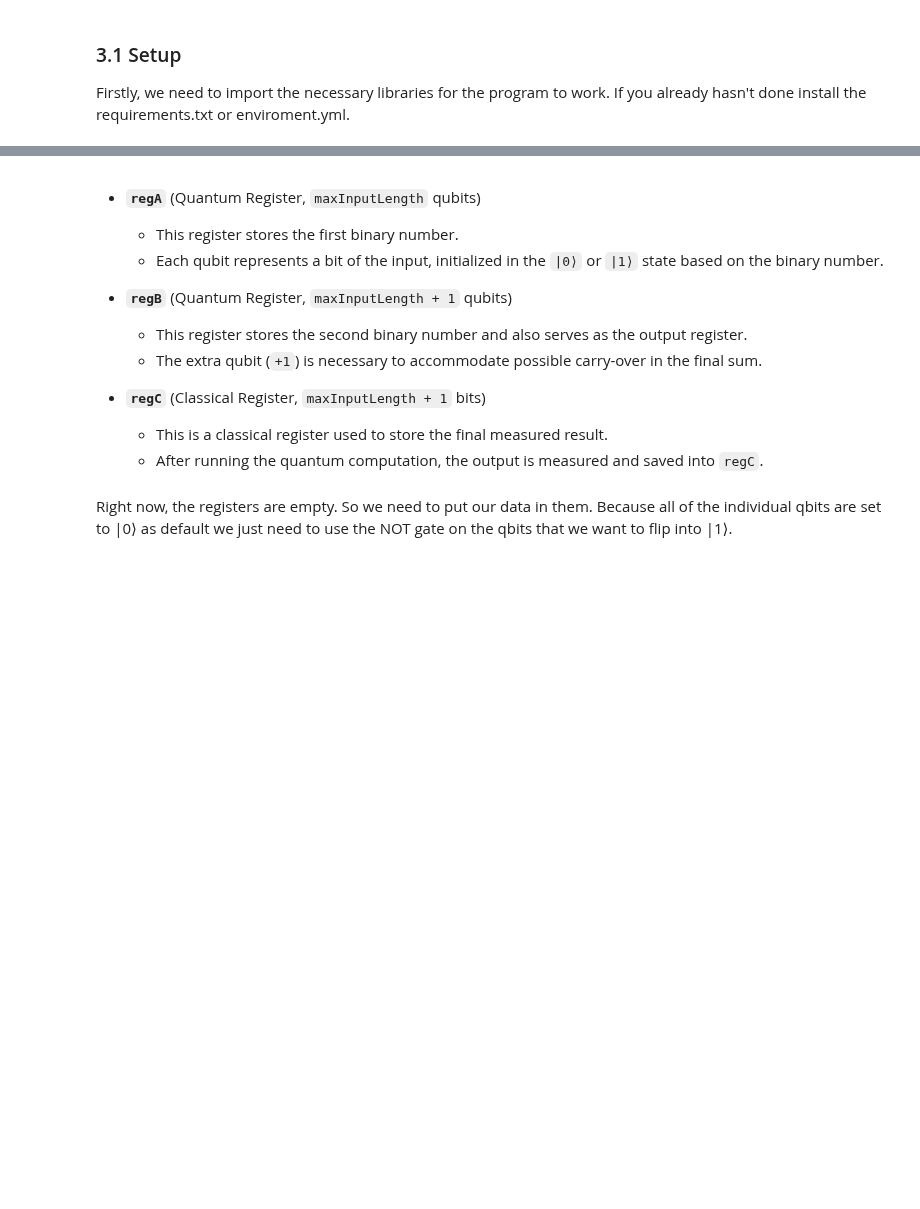
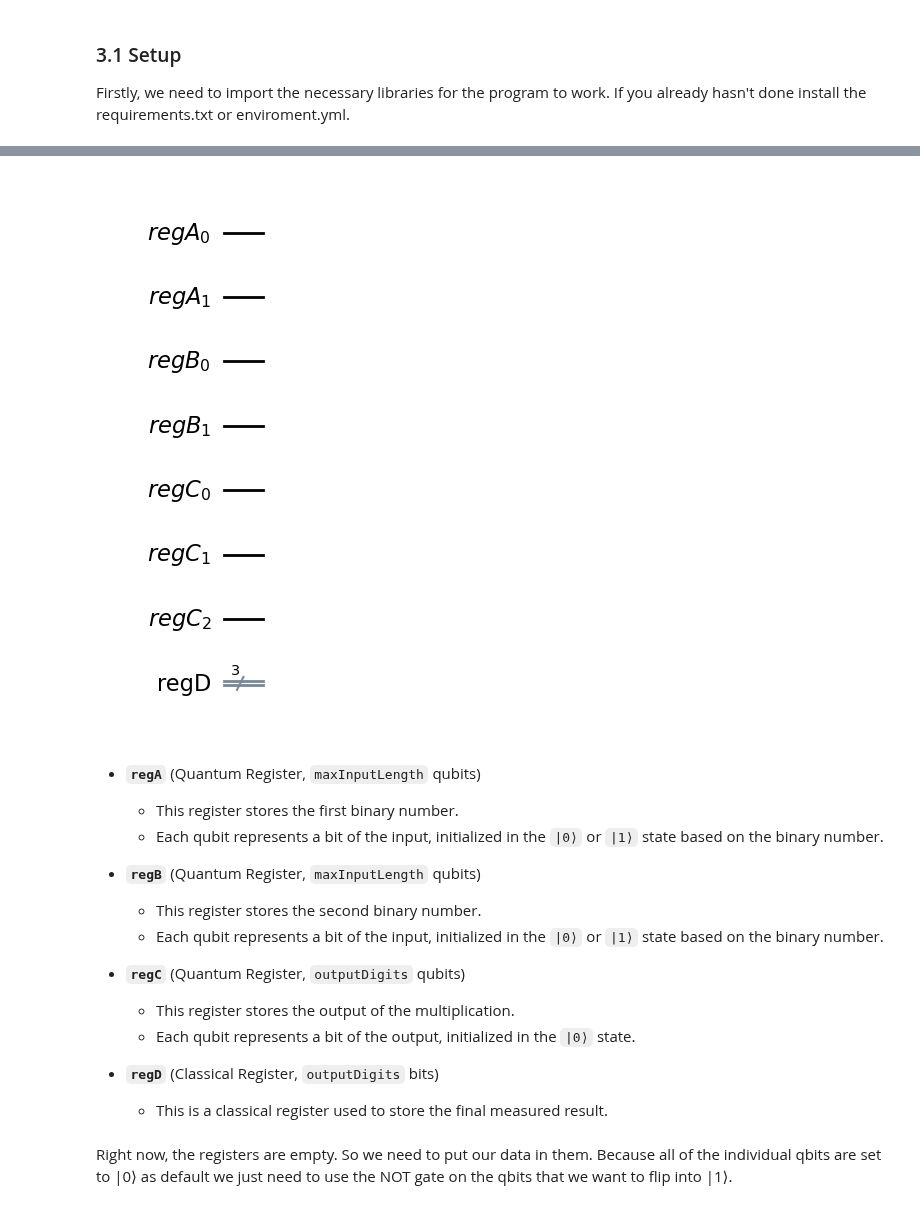
Before and after one commit to mforgo/Quantum-Examples, a Jupyter notebook: RGQFTMultiplier.ipynb, the cells around one changed output, grey strips where cells are left out. Cells and saved outputs as stored; diff of their text form; code cells hidden in the pictures; blank space fills up the shorter version.

```diff
--- a/RGQFTMultiplier.ipynb
+++ b/RGQFTMultiplier.ipynb
@@ -110,30 +139,35 @@ define the necessary quantum and classical registers. Note that if you plan on u
 # %%
 if len(firstBinaryNumber) < len(secondBinaryNumber):
     firstBinaryNumber, secondBinaryNumber = secondBinaryNumber, firstBinaryNumber
 
 secondBinaryNumber = "0" * (len(firstBinaryNumber) - len(secondBinaryNumber)) + secondBinaryNumber
 maxInputLength = len(firstBinaryNumber)
 outputDigits = math.floor(math.log2(maxInputLength**2))+1
 
 regA = QuantumRegister(maxInputLength, "regA")
 regB = QuantumRegister(maxInputLength, "regB")
-regC = QuantumRegister(math.floor(math.log2(maxInputLength**2))+1, "regC")
-regD = ClassicalRegister(math.floor(math.log2(maxInputLength**2))+1, "regD")
+regC = QuantumRegister(outputDigits, "regC")
+regD = ClassicalRegister(outputDigits, "regD")
 qc = QuantumCircuit(regA, regB, regC, regD, name="qc")
 
-#qc.draw("mpl")
+qc.draw("mpl")
+# %% [output]
+[figure, added]
 # %% [markdown]
 - **`regA`** (Quantum Register, `maxInputLength` qubits)
   - This register stores the first binary number.
   - Each qubit represents a bit of the input, initialized in the `|0⟩` or `|1⟩` state based on the binary number.
 
-- **`regB`** (Quantum Register, `maxInputLength + 1` qubits)
-  - This register stores the second binary number and also serves as the output register.
-  - The extra qubit (`+1`) is necessary to accommodate possible carry-over in the final sum.
+- **`regB`** (Quantum Register, `maxInputLength` qubits)
+  - This register stores the second binary number.
+  - Each qubit represents a bit of the input, initialized in the `|0⟩` or `|1⟩` state based on the binary number.
 
-- **`regC`** (Classical Register, `maxInputLength + 1` bits)
+- **`regC`** (Quantum Register, `outputDigits` qubits)
+  - This register stores the output of the multiplication.
+  - Each qubit represents a bit of the output, initialized in the `|0⟩` state.
+
+- **`regD`** (Classical Register, `outputDigits` bits)
   - This is a classical register used to store the final measured result.
-  - After running the quantum computation, the output is measured and saved into `regC`.
 # %% [markdown]
 Right now, the registers are empty. So we need to put our data in them.
 Because all of the individual qbits are set to |0⟩ as default we just need to
```
Also changed, not shown: parts of 12 cells of this notebook.
